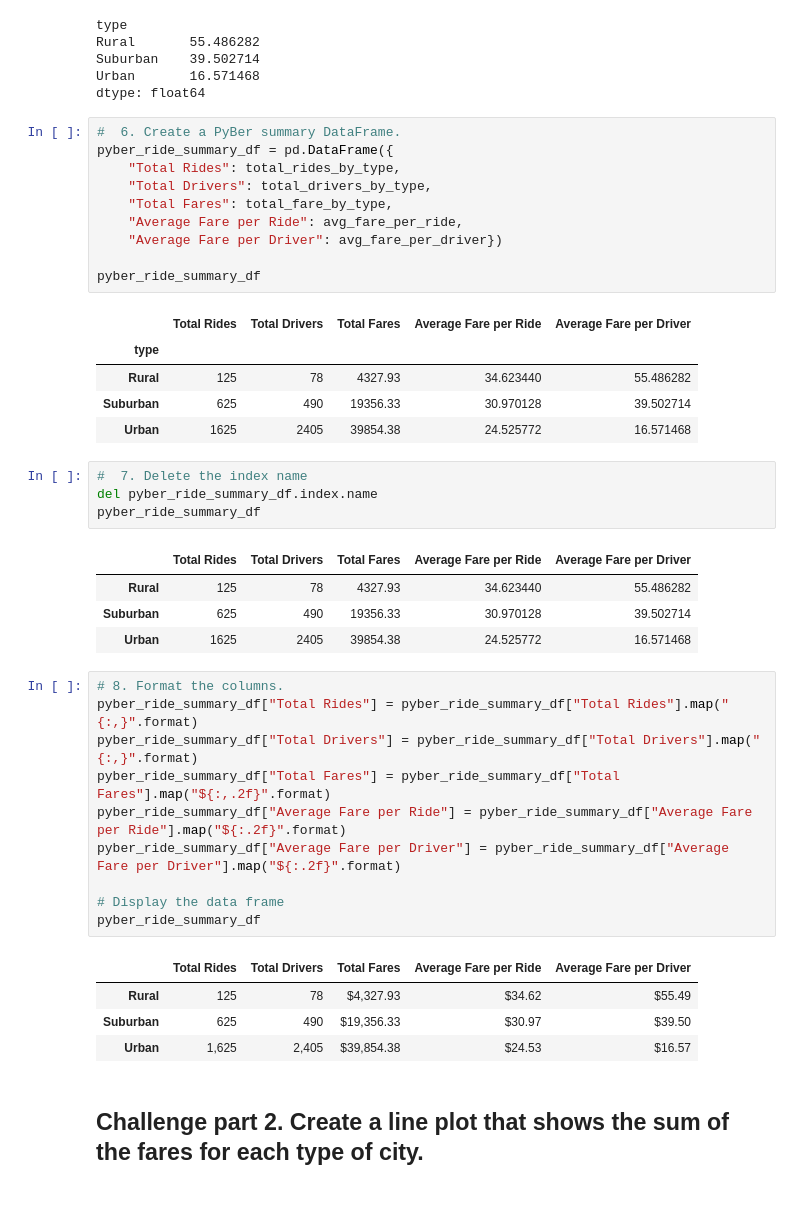
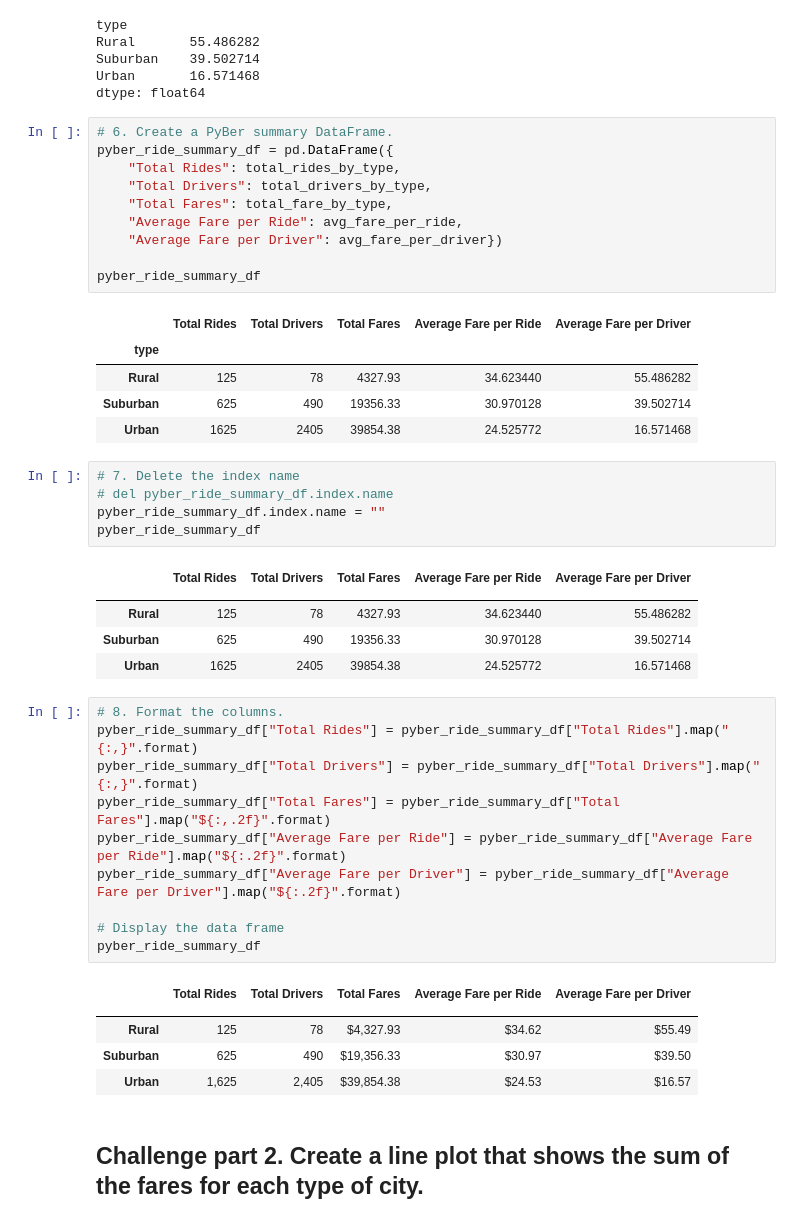
Before and after one commit to sierrah154/PyBer_Analysis, a Jupyter notebook: Pyber_Challenge.ipynb, the cells around one changed output. Cells and saved outputs as stored; diff of their text form.

```diff
--- a/Pyber_Challenge.ipynb
+++ b/Pyber_Challenge.ipynb
@@ -84,7 +117,7 @@ Suburban    39.502714
 Urban       16.571468
 dtype: float64
 # %%
-#  6. Create a PyBer summary DataFrame.
+# 6. Create a PyBer summary DataFrame.
 pyber_ride_summary_df = pd.DataFrame({
     "Total Rides": total_rides_by_type,
     "Total Drivers": total_drivers_by_type,
@@ -100,11 +133,13 @@ pyber_ride_summary_df
 | Suburban | 625 | 490 | 19356.33 | 30.970128 | 39.502714 |
 | Urban | 1625 | 2405 | 39854.38 | 24.525772 | 16.571468 |
 # %%
-#  7. Delete the index name
-del pyber_ride_summary_df.index.name
+# 7. Delete the index name
+# del pyber_ride_summary_df.index.name
+pyber_ride_summary_df.index.name = ""
 pyber_ride_summary_df
 # %% [output]
 |  | Total Rides | Total Drivers | Total Fares | Average Fare per Ride | Average Fare per Driver |
+|  |  |  |  |  |  |
 | Rural | 125 | 78 | 4327.93 | 34.623440 | 55.486282 |
 | Suburban | 625 | 490 | 19356.33 | 30.970128 | 39.502714 |
 | Urban | 1625 | 2405 | 39854.38 | 24.525772 | 16.571468 |
@@ -120,6 +155,7 @@ pyber_ride_summary_df["Average Fare per Driver"] = pyber_ride_summary_df["Averag
 pyber_ride_summary_df
 # %% [output]
 |  | Total Rides | Total Drivers | Total Fares | Average Fare per Ride | Average Fare per Driver |
+|  |  |  |  |  |  |
 | Rural | 125 | 78 | $4,327.93 | $34.62 | $55.49 |
 | Suburban | 625 | 490 | $19,356.33 | $30.97 | $39.50 |
 | Urban | 1,625 | 2,405 | $39,854.38 | $24.53 | $16.57 |
```
Also changed, not shown: parts of 14 cells of this notebook, 3 other files.
